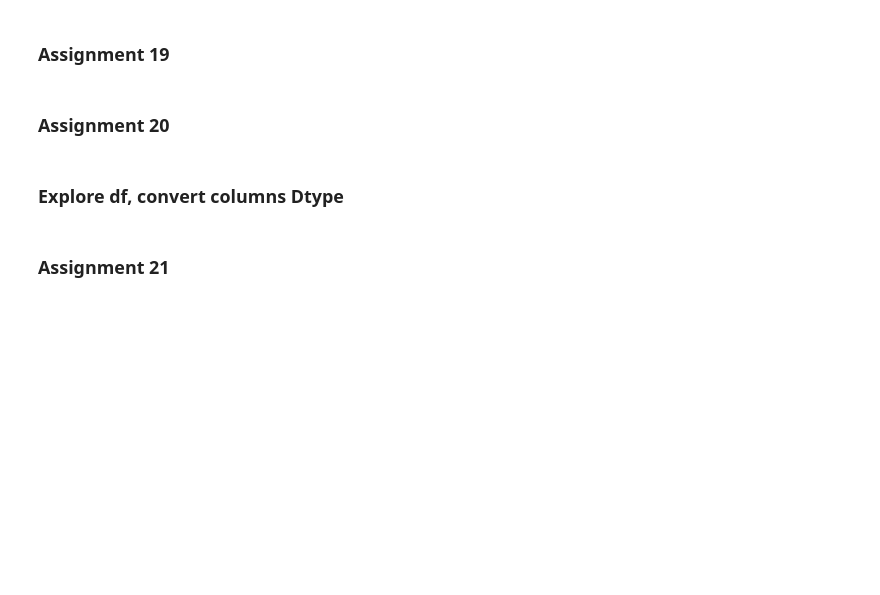
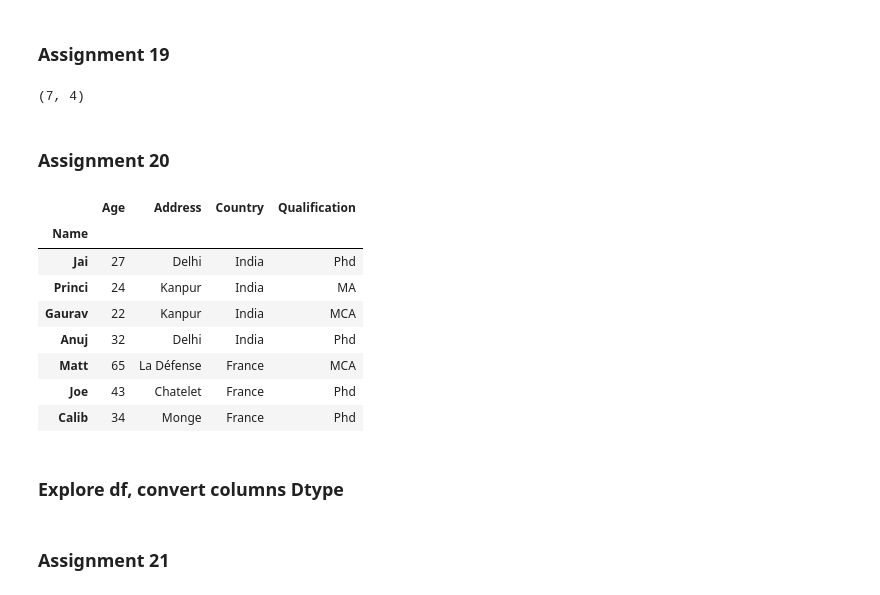
Before and after one commit to SamF543/Module_1, a Jupyter notebook: Copy_of_Python_Basics_Module_1_practice.ipynb, the cells around one changed output. Saved outputs shown, nothing was run; the diff lists cells and outputs as text; code cells hidden in the pictures; blank space fills up the shorter version.

```diff
--- a/Copy_of_Python_Basics_Module_1_practice.ipynb
+++ b/Copy_of_Python_Basics_Module_1_practice.ipynb
@@ -2266,7 +2087,10 @@ df.shape
 # add a new row ['Calib', '34', 'Monge', 'France', 'Phd'] ==> (with .loc)
 # check again the dimensions of the modified df
 
-# your code here ...
+df.loc['Calib']= ['34', 'Monge', 'France', 'Phd']
+df.shape
+# %% [output]
+(7, 4)
 # %%
 #@title Display Solution 19
 
@@ -2283,14 +2107,25 @@ df
 # %%
 # Matt has changed the address from 'Monge' to 'LA Défense' or 'La Défense'
 
 # update the dataframe accordingly using  .iloc method for 'LA Défense'
 ## ==> you'll need to locate the indices (numeric) where: row = 'Matt', and column='Address'
 # visualize the output after update
 
 # and using  .loc method for 'La Defense'
 # visualize the output after update
 
-# your code here...
+df.loc['Matt', ['Address']] = ['La Défense']
+df
+# %% [output]
+|  | Age | Address | Country | Qualification |
+| Name |  |  |  |  |
+| Jai | 27 | Delhi | India | Phd |
+| Princi | 24 | Kanpur | India | MA |
+| Gaurav | 22 | Kanpur | India | MCA |
+| Anuj | 32 | Delhi | India | Phd |
+| Matt | 65 | La Défense | France | MCA |
+| Joe | 43 | Chatelet | France | Phd |
+| Calib | 34 | Monge | France | Phd |
 # %%
 #@title Display Solution 20
 
```
Also changed, not shown: parts of 112 cells of this notebook.
